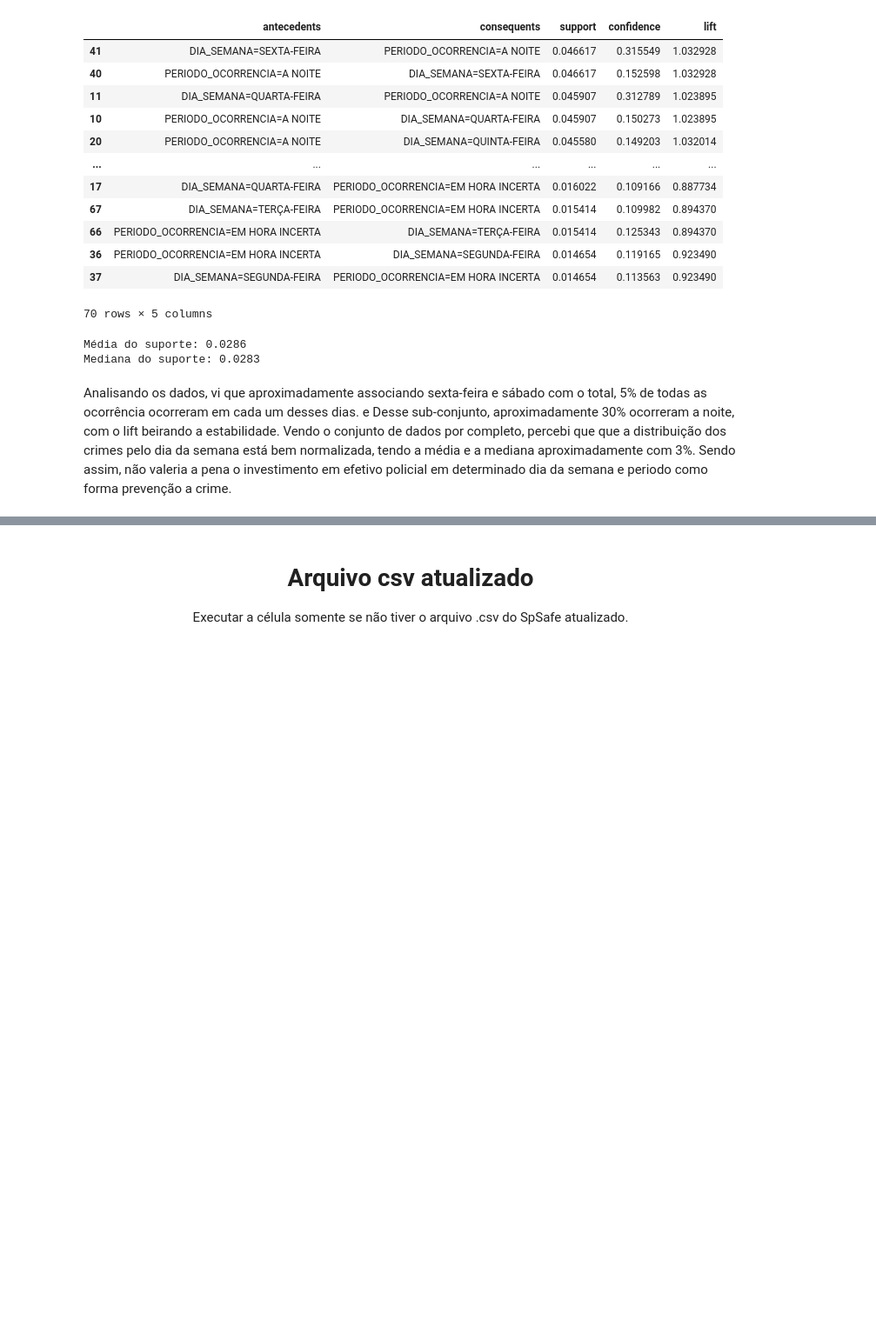
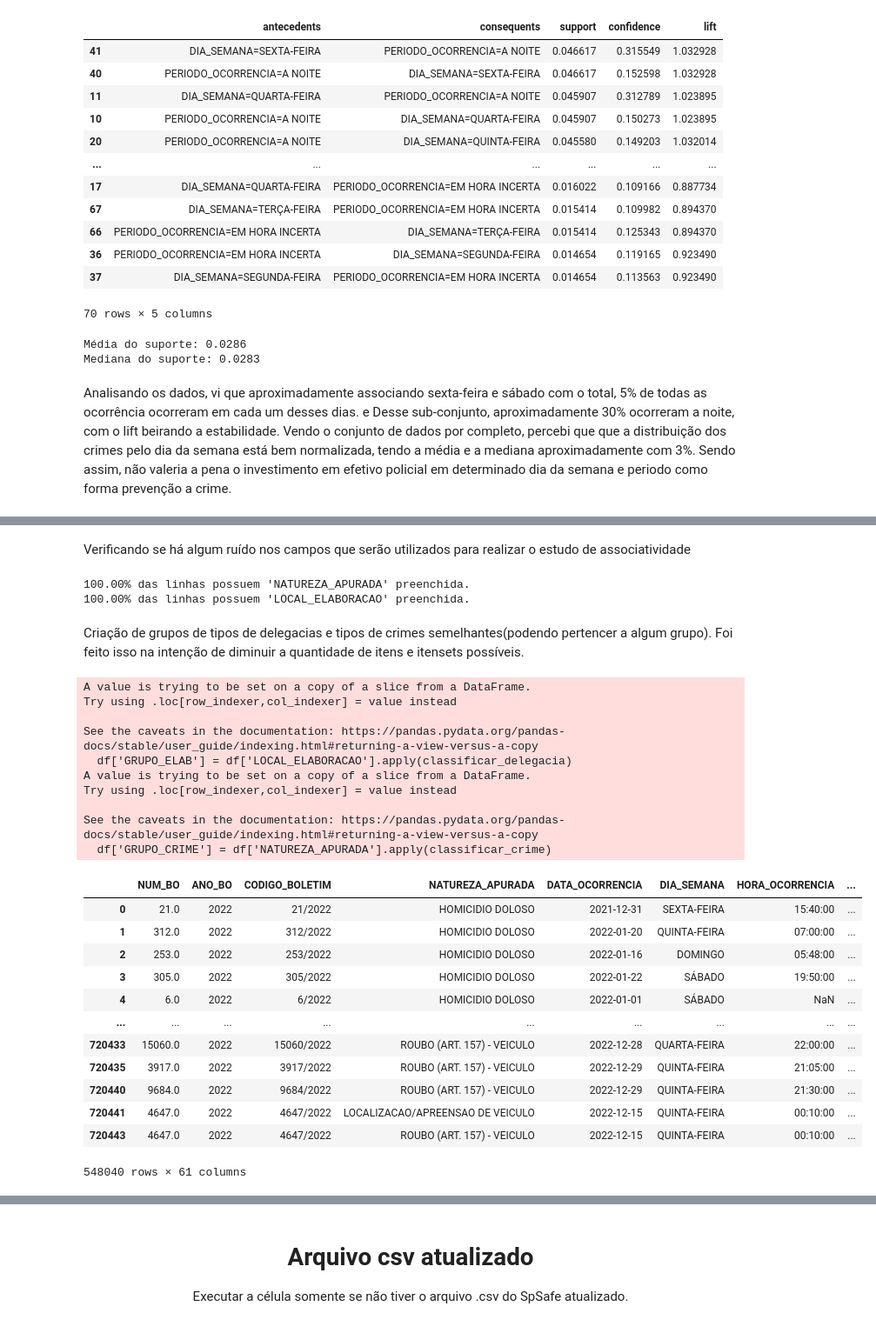
Before and after one commit to Matheuskpds/Ciencia-de-Dados-Projeto-TP, a Jupyter notebook: main.ipynb, the cells around one changed output, grey strips where cells are left out. Shown at 87% size. Cells and saved outputs as stored; diff of their text form; code cells hidden in the pictures; blank space fills up the shorter version.

Commit message:
Adição de duas associatividades
Particularmente achei os resultados diferentes do que eu esperava, seja por ter feito de maneira errada ou de tentar ler os resultados de outra forma.

```diff
--- a/main.ipynb
+++ b/main.ipynb
@@ -1931,0 +1937,38 @@ Mediana do suporte: 0.0283
+# %% [markdown]
+Verificando se há algum ruído nos campos que serão utilizados para realizar o estudo de associatividade
+# %%
+porcentagem_crimes = df['NATUREZA_APURADA'].notna().mean() * 100
+print(f"{porcentagem_crimes:.2f}% das linhas possuem 'NATUREZA_APURADA' preenchida.")
+
+porcentagem_elab = df['LOCAL_ELABORACAO'].notna().mean() * 100
+print(f"{porcentagem_elab:.2f}% das linhas possuem 'LOCAL_ELABORACAO' preenchida.")
+# %% [output]
+100.00% das linhas possuem 'NATUREZA_APURADA' preenchida.
+100.00% das linhas possuem 'LOCAL_ELABORACAO' preenchida.
+# %% [markdown]
+Criação de grupos de tipos de delegacias e tipos de crimes semelhantes(podendo pertencer a algum grupo). Foi feito isso na intenção de diminuir a quantidade de itens e itensets possíveis.
+# %%
+grupo_delegacia = {
+    "Delegacia Distrital (DP)": r"\d+º D\.P\.",
+    "Delegacia de Plantão": r"PLANTAO|PLANTÃO",
+    "Delegacia da Mulher (DDM)": r"DDM",
+    "Delegacia de Homicídios (DHPP/DIG)": r"DHPP|DIG|HOMICIDIOS",
+    "Delegacia de Narcóticos (DISE/DENARC)": r"DISE|DENARC|ENTORPECENTES",
+    "Delegacia de Roubos (DRADE)": r"DRADE|ROUBO|FURTO",
+    "Delegacia de Crimes Financeiros (DCCIBER)": r"DCCIBER|FRAUDE|FINANCEIRO",
+    "Delegacia do Idoso": r"PROTECAO IDOSO|IDOSO",
+    "Delegacia da Criança/Adolescente": r"INF\.JUV|JUVENIL|CRIANÇA",
+    "Delegacia de Capturas (DIPE)": r"DIPE|CAPTURA|FUGA",
+    "Delegacia Ambiental (DICCA)": r"DICCA|AMBIENTAL",
+    "Delegacia da Fazenda (DIIMA)": r"DIIMA|FAZENDA|SONEGAÇÃO",
+    "Delegacia Municipal (DEL.POL.)": r"^DEL\.POL\.",
+    "Delegacia Eletrônica": r"ELETRONICA|ONLINE",
+    "Circunscrição Policial (CPJ)": r"CPJ",
+    "Outras": r".*"  # Padrão genérico (caso não se encaixe em nenhum outro)
+}
+
+def classificar_delegacia(delegacia):
+    for grupo, regex in grupo_delegacia.items():
+        if re.search(regex, delegacia, re.IGNORECASE):
+            return grupo
+    return "Outras"  # Caso não encontre nenhum padrão
@@ -1931,0 +2035,30 @@ Mediana do suporte: 0.0283
+# %%
+import re
+
+df['GRUPO_ELAB'] = df['LOCAL_ELABORACAO'].apply(classificar_delegacia)
+df['GRUPO_CRIME'] = df['NATUREZA_APURADA'].apply(classificar_crime)
+df
+# %% [output]
+A value is trying to be set on a copy of a slice from a DataFrame.
+Try using .loc[row_indexer,col_indexer] = value instead
+
+See the caveats in the documentation: https://pandas.pydata.org/pandas-docs/stable/user_guide/indexing.html#returning-a-view-versus-a-copy
+  df['GRUPO_ELAB'] = df['LOCAL_ELABORACAO'].apply(classificar_delegacia)
+A value is trying to be set on a copy of a slice from a DataFrame.
+Try using .loc[row_indexer,col_indexer] = value instead
+
+See the caveats in the documentation: https://pandas.pydata.org/pandas-docs/stable/user_guide/indexing.html#returning-a-view-versus-a-copy
+  df['GRUPO_CRIME'] = df['NATUREZA_APURADA'].apply(classificar_crime)
+|  | NUM_BO | ANO_BO | CODIGO_BOLETIM | NATUREZA_APURADA | DATA_OCORRENCIA | DIA_SEMANA | HORA_OCORRENCIA | ... |
+| 0 | 21.0 | 2022 | 21/2022 | HOMICIDIO DOLOSO | 2021-12-31 | SEXTA-FEIRA | 15:40:00 | ... |
+| 1 | 312.0 | 2022 | 312/2022 | HOMICIDIO DOLOSO | 2022-01-20 | QUINTA-FEIRA | 07:00:00 | ... |
+| 2 | 253.0 | 2022 | 253/2022 | HOMICIDIO DOLOSO | 2022-01-16 | DOMINGO | 05:48:00 | ... |
+| 3 | 305.0 | 2022 | 305/2022 | HOMICIDIO DOLOSO | 2022-01-22 | SÁBADO | 19:50:00 | ... |
+| 4 | 6.0 | 2022 | 6/2022 | HOMICIDIO DOLOSO | 2022-01-01 | SÁBADO | NaN | ... |
+| ... | ... | ... | ... | ... | ... | ... | ... | ... |
+| 720433 | 15060.0 | 2022 | 15060/2022 | ROUBO (ART. 157) - VEICULO | 2022-12-28 | QUARTA-FEIRA | 22:00:00 | ... |
+| 720435 | 3917.0 | 2022 | 3917/2022 | ROUBO (ART. 157) - VEICULO | 2022-12-29 | QUINTA-FEIRA | 21:05:00 | ... |
+| 720440 | 9684.0 | 2022 | 9684/2022 | ROUBO (ART. 157) - VEICULO | 2022-12-29 | QUINTA-FEIRA | 21:30:00 | ... |
+| 720441 | 4647.0 | 2022 | 4647/2022 | LOCALIZACAO/APREENSAO DE VEICULO | 2022-12-15 | QUINTA-FEIRA | 00:10:00 | ... |
+| 720443 | 4647.0 | 2022 | 4647/2022 | ROUBO (ART. 157) - VEICULO | 2022-12-15 | QUINTA-FEIRA | 00:10:00 | ... |
+548040 rows × 61 columns
```
Also changed, not shown: parts of 26 cells of this notebook.
